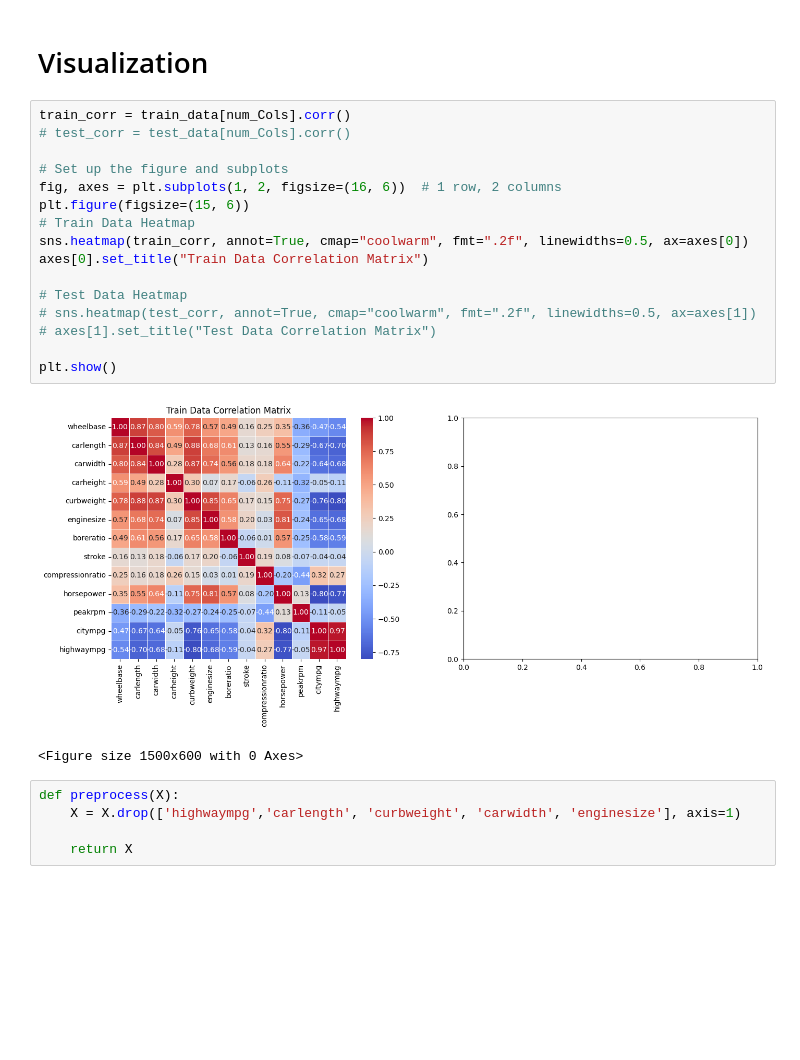
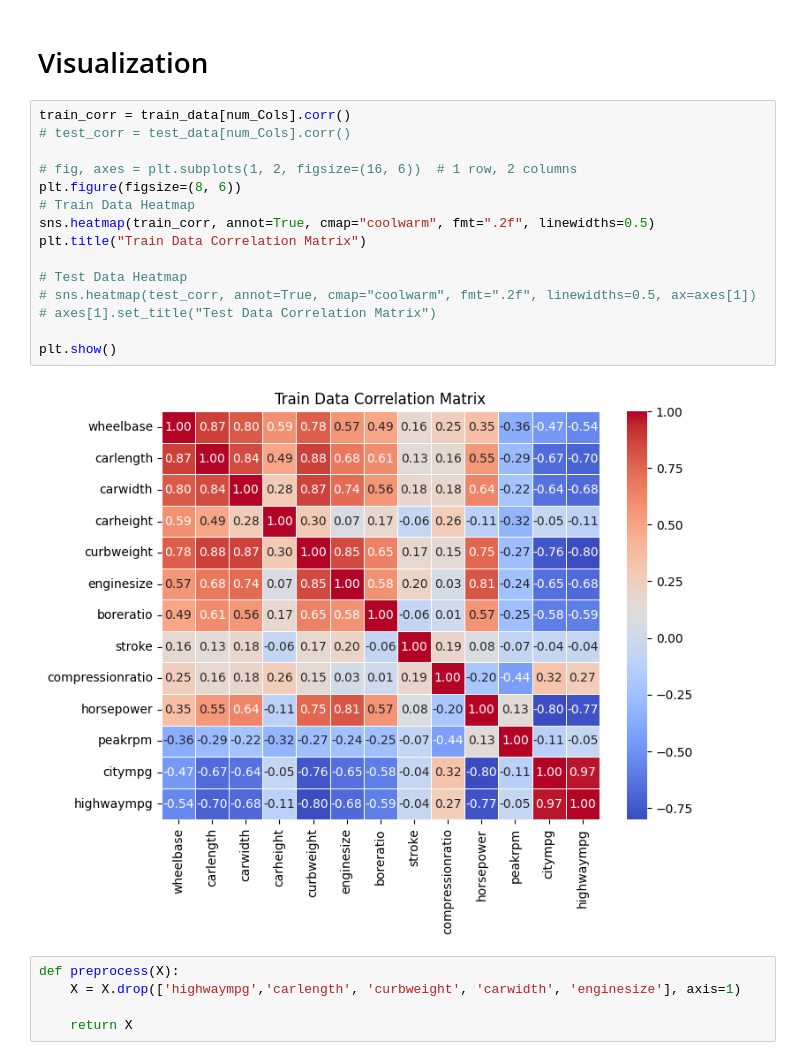
Before and after one commit to nxndinisxh/MRM_ResearchAI_Taskphase, a Jupyter notebook: LinearRegression.ipynb, the cells around one changed output. Saved outputs shown, nothing was run; the diff lists cells and outputs as text; blank space fills up the shorter version.

```diff
--- a/LinearRegression.ipynb
+++ b/LinearRegression.ipynb
@@ -80,22 +80,20 @@ This is the given training data
 # %%
 train_corr = train_data[num_Cols].corr()
 # test_corr = test_data[num_Cols].corr()
 
-# Set up the figure and subplots
-fig, axes = plt.subplots(1, 2, figsize=(16, 6))  # 1 row, 2 columns
-plt.figure(figsize=(15, 6))
+# fig, axes = plt.subplots(1, 2, figsize=(16, 6))  # 1 row, 2 columns
+plt.figure(figsize=(8, 6))
 # Train Data Heatmap
-sns.heatmap(train_corr, annot=True, cmap="coolwarm", fmt=".2f", linewidths=0.5, ax=axes[0])
-axes[0].set_title("Train Data Correlation Matrix")
+sns.heatmap(train_corr, annot=True, cmap="coolwarm", fmt=".2f", linewidths=0.5)
+plt.title("Train Data Correlation Matrix")
 
 # Test Data Heatmap
 # sns.heatmap(test_corr, annot=True, cmap="coolwarm", fmt=".2f", linewidths=0.5, ax=axes[1])
 # axes[1].set_title("Test Data Correlation Matrix")
 
 plt.show()
 # %% [output]
-[figure, old version]
+[figure, new version]
-<Figure size 1500x600 with 0 Axes>
 # %%
 def preprocess(X):
     X = X.drop(['highwaympg','carlength', 'curbweight', 'carwidth', 'enginesize'], axis=1)
```
